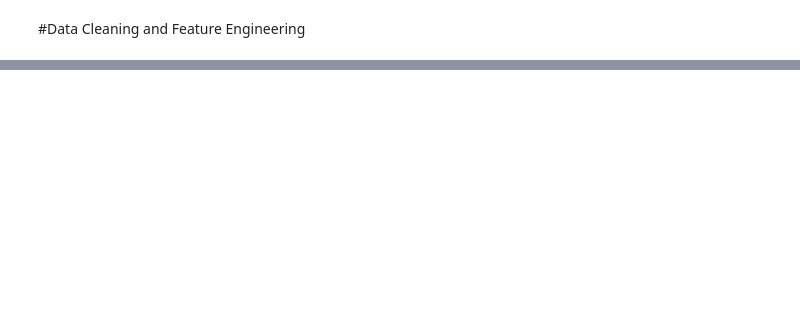
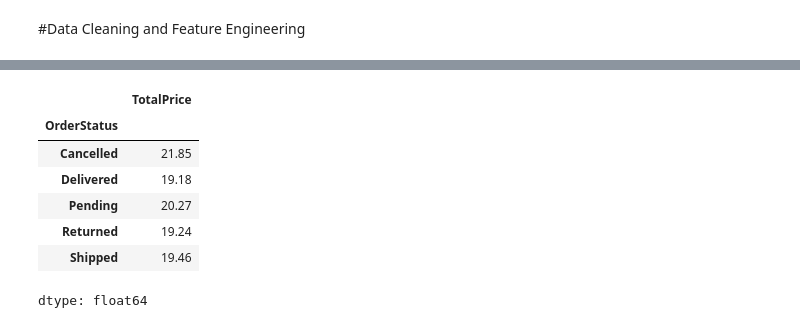
Before and after one commit to Faith-moses/DecodeLabs-Internship, a Jupyter notebook: ecommerce_sales_dataset.ipynb, the cells around one changed output, grey strips where cells are left out. Saved outputs shown, nothing was run; the diff lists cells and outputs as text; code cells hidden in the pictures; blank space fills up the shorter version.

```diff
--- a/ecommerce_sales_dataset.ipynb
+++ b/ecommerce_sales_dataset.ipynb
@@ -270,0 +227,12 @@ orders_clean.describe()
+# %%
+#percentage of total
+(revenue_by_status/revenue_by_status.sum()*100).round(2)
+# %% [output]
+|  | TotalPrice |
+| OrderStatus |  |
+| Cancelled | 21.85 |
+| Delivered | 19.18 |
+| Pending | 20.27 |
+| Returned | 19.24 |
+| Shipped | 19.46 |
+dtype: float64
```
Also changed, not shown: parts of 42 cells of this notebook.
